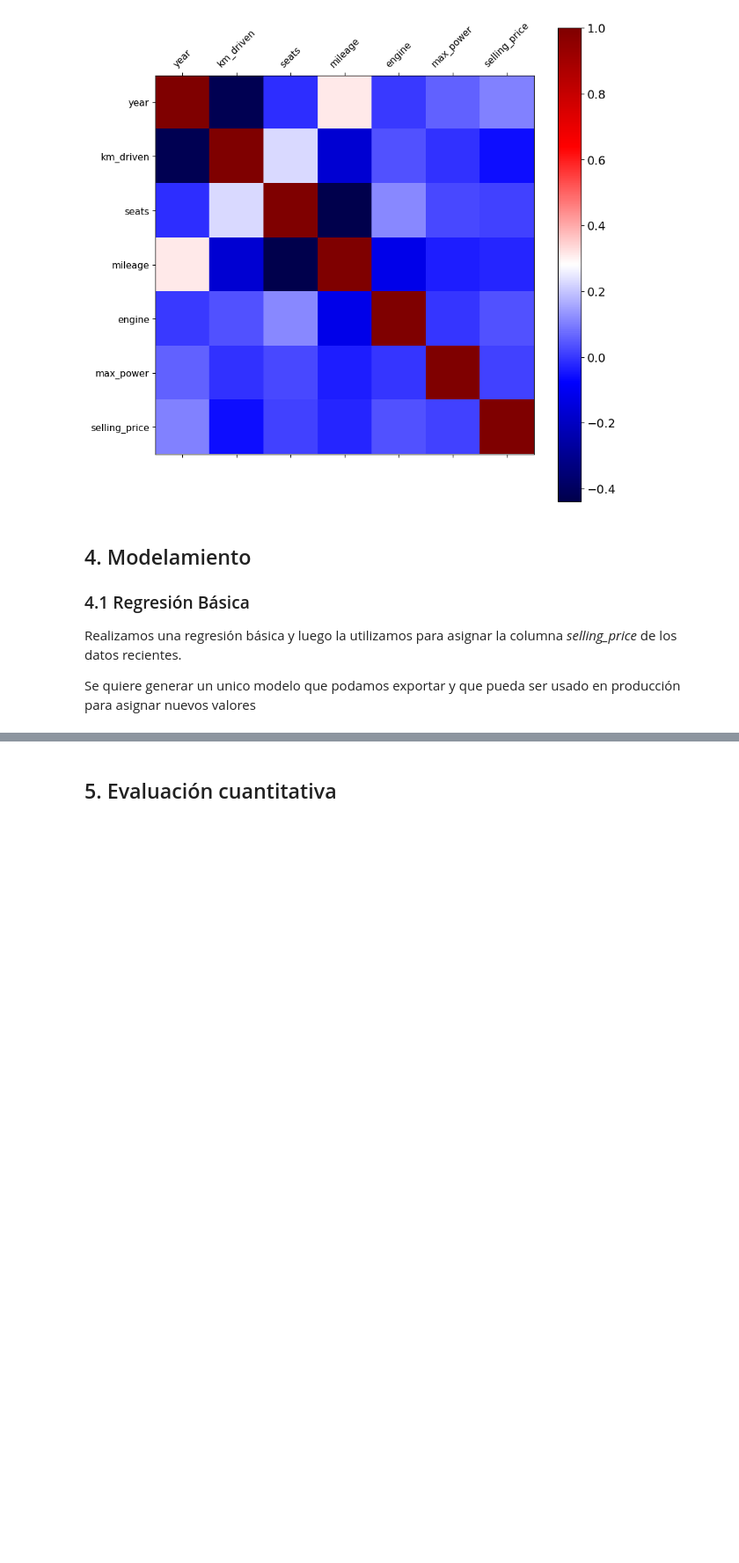
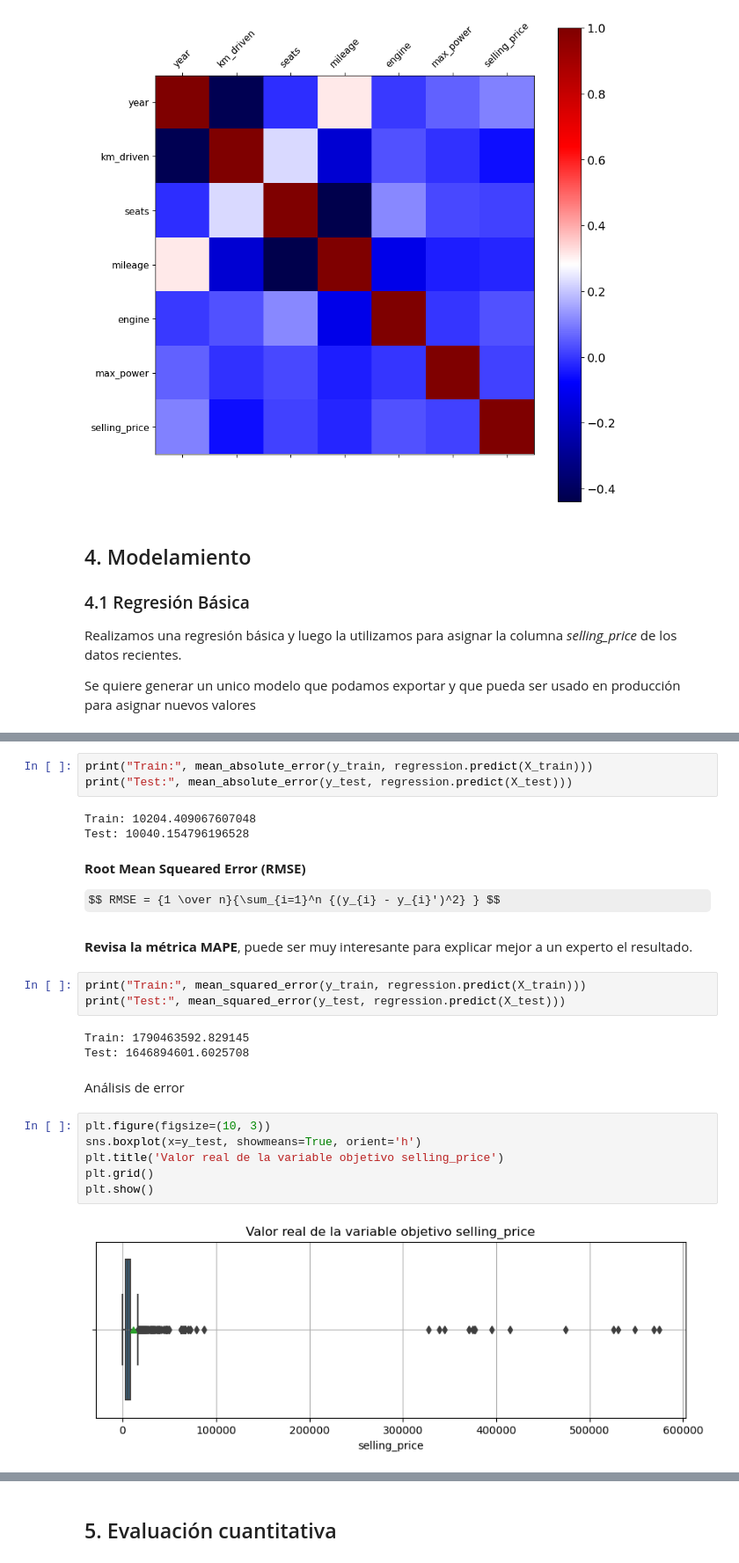
Before and after one commit to jjosorioc/ISIS3301-lab02-regression, a Jupyter notebook: lab2.ipynb, the cells around one changed output, grey strips where cells are left out. Shown: that part at 88% size. Cells and saved outputs as stored; diff of their text form; some formulas as TeX source; blank space fills up the shorter version.

```diff
--- a/lab2.ipynb
+++ b/lab2.ipynb
@@ -227,0 +291,28 @@ selected_cols = ['year', 'km_driven', 'engine']
+# %%
+print("Train:", mean_absolute_error(y_train, regression.predict(X_train)))
+print("Test:", mean_absolute_error(y_test, regression.predict(X_test)))
+# %% [output]
+Train: 10204.409067607048
+Test: 10040.154796196528
+# %% [markdown]
+**Root Mean Squeared Error (RMSE)**
+
+$$ RMSE = {1 \over n}{\sum_{i=1}^n {(y_{i} - y_{i}')^2} } $$
+# %% [markdown]
+**Revisa la métrica MAPE**, puede ser muy interesante para explicar mejor a un experto el resultado.
+# %%
+print("Train:", mean_squared_error(y_train, regression.predict(X_train)))
+print("Test:", mean_squared_error(y_test, regression.predict(X_test)))
+# %% [output]
+Train: 1790463592.829145
+Test: 1646894601.6025708
+# %% [markdown]
+Análisis de error
+# %%
+plt.figure(figsize=(10, 3))
+sns.boxplot(x=y_test, showmeans=True, orient='h')
+plt.title('Valor real de la variable objetivo selling_price')
+plt.grid()
+plt.show()
+# %% [output]
+[figure, added]
```
Also changed, not shown: parts of 27 cells of this notebook.
